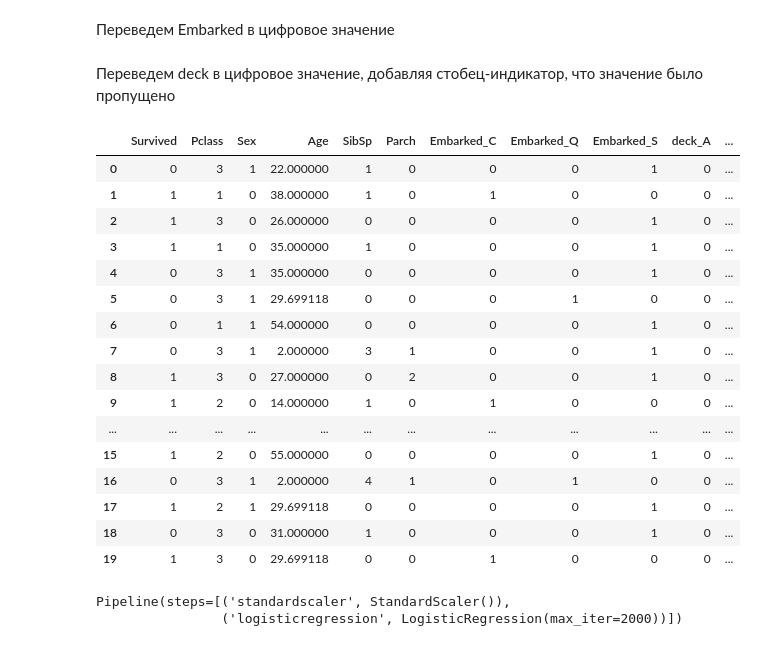
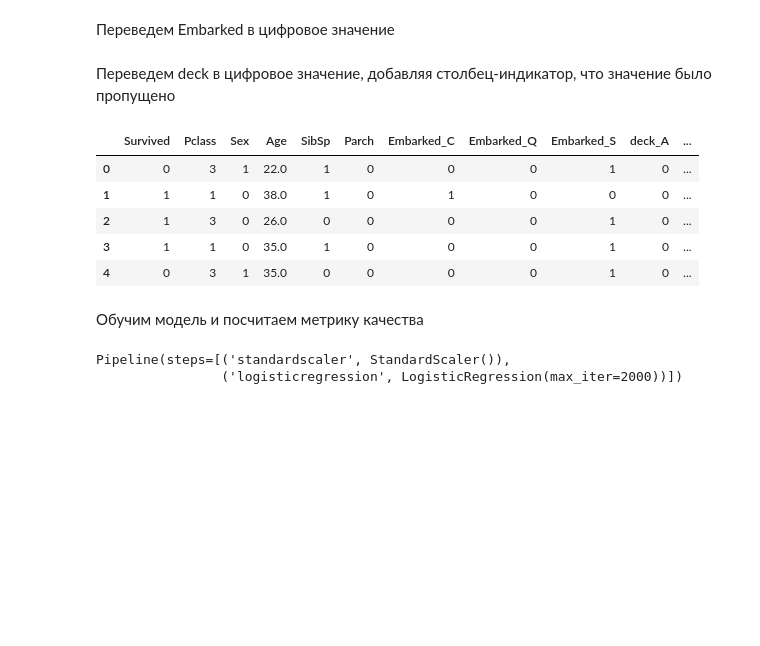
Before and after one commit to adtitovich/dsml-17, a Jupyter notebook: m4.ipynb, the cells around one changed output. Cells and saved outputs as stored; diff of their text form; code cells hidden in the pictures; blank space fills up the shorter version.

```diff
--- a/m4.ipynb
+++ b/m4.ipynb
@@ -330,33 +331,24 @@ memory usage: 55.8+ KB
 # %%
 X = pd.get_dummies(data, columns = ['Embarked'])
 # %% [markdown]
-Переведем deck в цифровое значение, добавляя стобец-индикатор, что значение было пропущено
+Переведем deck в цифровое значение, добавляя столбец-индикатор, что значение было пропущено
 # %%
 X = pd.get_dummies(X, columns = ['deck' ], dummy_na=True)
 # %%
-X.head(20)
+X.head()
 # %% [output]
 |  | Survived | Pclass | Sex | Age | SibSp | Parch | Embarked_C | Embarked_Q | Embarked_S | deck_A | ... |
-| 0 | 0 | 3 | 1 | 22.000000 | 1 | 0 | 0 | 0 | 1 | 0 | ... |
-| 1 | 1 | 1 | 0 | 38.000000 | 1 | 0 | 1 | 0 | 0 | 0 | ... |
-| 2 | 1 | 3 | 0 | 26.000000 | 0 | 0 | 0 | 0 | 1 | 0 | ... |
-| 3 | 1 | 1 | 0 | 35.000000 | 1 | 0 | 0 | 0 | 1 | 0 | ... |
-| 4 | 0 | 3 | 1 | 35.000000 | 0 | 0 | 0 | 0 | 1 | 0 | ... |
-| 5 | 0 | 3 | 1 | 29.699118 | 0 | 0 | 0 | 1 | 0 | 0 | ... |
-| 6 | 0 | 1 | 1 | 54.000000 | 0 | 0 | 0 | 0 | 1 | 0 | ... |
-| 7 | 0 | 3 | 1 | 2.000000 | 3 | 1 | 0 | 0 | 1 | 0 | ... |
-| 8 | 1 | 3 | 0 | 27.000000 | 0 | 2 | 0 | 0 | 1 | 0 | ... |
-| 9 | 1 | 2 | 0 | 14.000000 | 1 | 0 | 1 | 0 | 0 | 0 | ... |
-| ... | ... | ... | ... | ... | ... | ... | ... | ... | ... | ... | ... |
-| 15 | 1 | 2 | 0 | 55.000000 | 0 | 0 | 0 | 0 | 1 | 0 | ... |
-| 16 | 0 | 3 | 1 | 2.000000 | 4 | 1 | 0 | 1 | 0 | 0 | ... |
-| 17 | 1 | 2 | 1 | 29.699118 | 0 | 0 | 0 | 0 | 1 | 0 | ... |
-| 18 | 0 | 3 | 0 | 31.000000 | 1 | 0 | 0 | 0 | 1 | 0 | ... |
-| 19 | 1 | 3 | 0 | 29.699118 | 0 | 0 | 1 | 0 | 0 | 0 | ... |
+| 0 | 0 | 3 | 1 | 22.0 | 1 | 0 | 0 | 0 | 1 | 0 | ... |
+| 1 | 1 | 1 | 0 | 38.0 | 1 | 0 | 1 | 0 | 0 | 0 | ... |
+| 2 | 1 | 3 | 0 | 26.0 | 0 | 0 | 0 | 0 | 1 | 0 | ... |
+| 3 | 1 | 1 | 0 | 35.0 | 1 | 0 | 0 | 0 | 1 | 0 | ... |
+| 4 | 0 | 3 | 1 | 35.0 | 0 | 0 | 0 | 0 | 1 | 0 | ... |
 # %%
 # заносим в таргетную переменную Survived
 y = data['Survived']
 del X['Survived']
+# %% [markdown]
+Обучим модель и посчитаем метрику качества
 # %%
 model = make_pipeline(StandardScaler(), LogisticRegression(max_iter=2000))
 model.fit(X, y)
```
Also changed, not shown: parts of 2 cells of this notebook.
